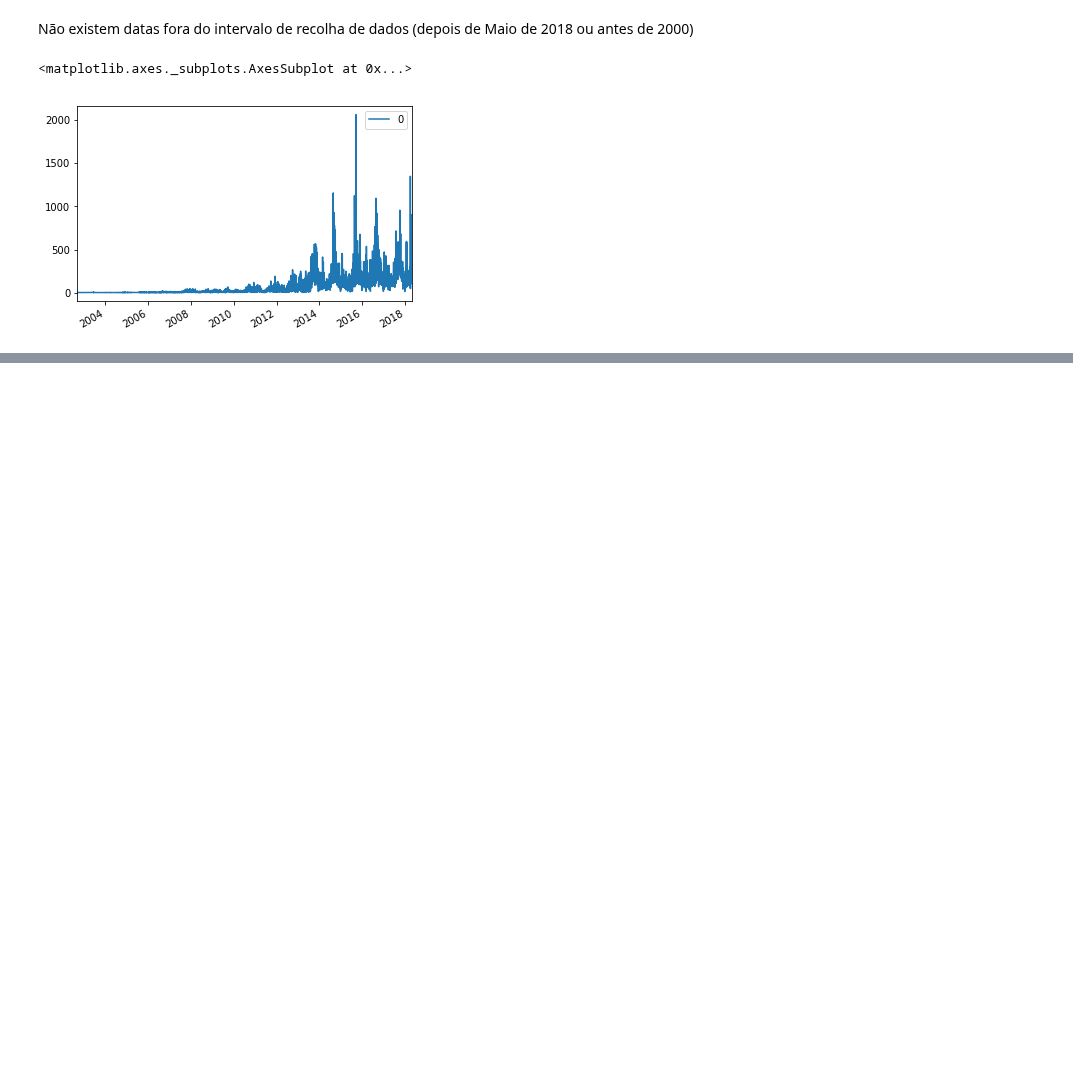
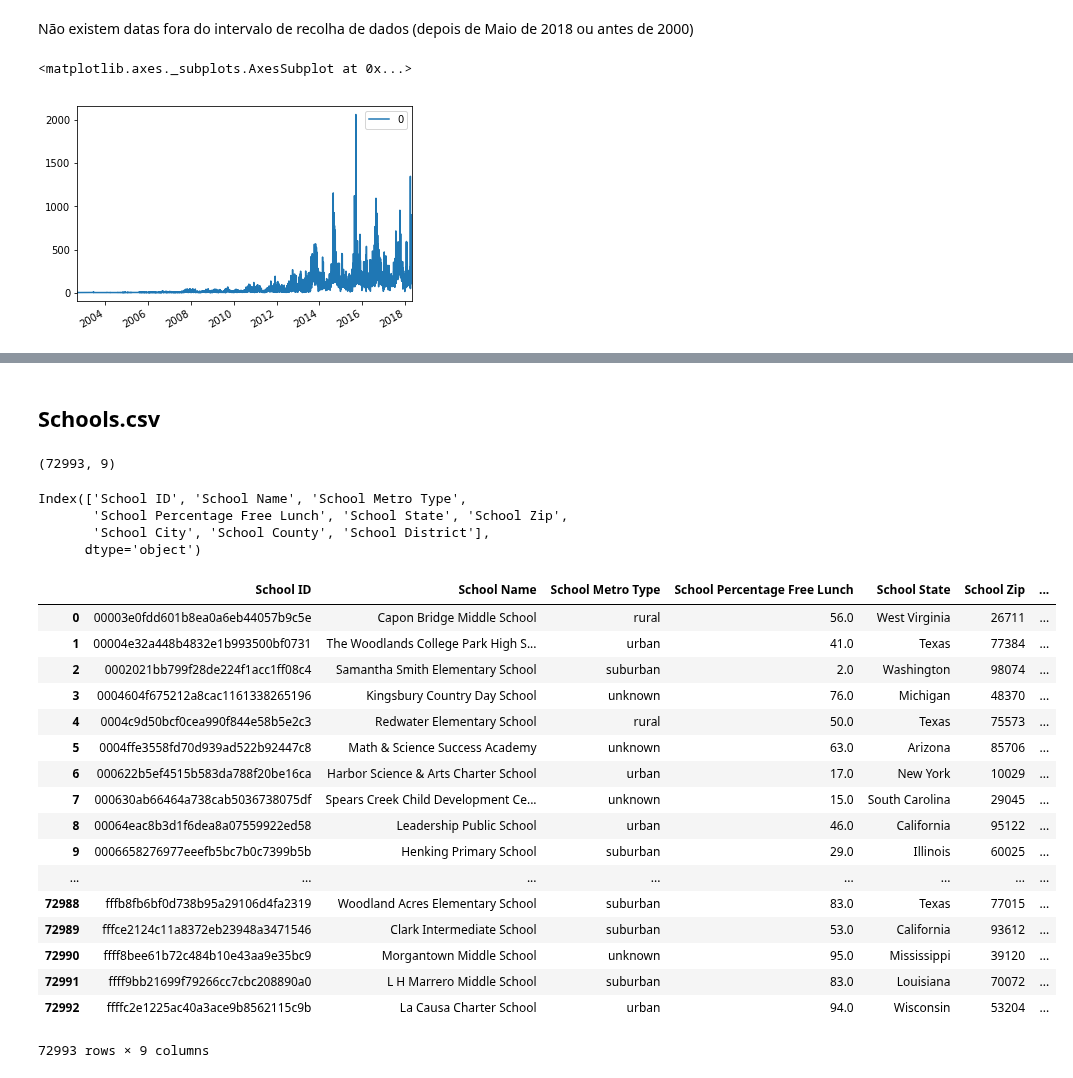
Before and after one commit to mathminer/donorschoose, a Jupyter notebook: donorschoose_cleaning.ipynb, the cells around one changed output, grey strips where cells are left out. Cells and saved outputs as stored; diff of their text form; code cells hidden in the pictures; blank space fills up the shorter version.

```diff
--- a/donorschoose_cleaning.ipynb
+++ b/donorschoose_cleaning.ipynb
@@ -196,0 +154,2 @@ Uma sugestão seria eliminar as entradas de 2018 uma ve que não existe informa
+# %% [markdown]
+## Schools.csv
@@ -196,0 +180,33 @@ Uma sugestão seria eliminar as entradas de 2018 uma ve que não existe informa
+# %%
+n_rows = np.shape(data_schools)[0]
+np.shape(data_schools)
+# %% [output]
+(72993, 9)
+# %%
+data_schools.columns
+# %% [output]
+Index(['School ID', 'School Name', 'School Metro Type',
+       'School Percentage Free Lunch', 'School State', 'School Zip',
+       'School City', 'School County', 'School District'],
+      dtype='object')
+# %%
+data_schools
+# %% [output]
+|  | School ID | School Name | School Metro Type | School Percentage Free Lunch | School State | School Zip | ... |
+| 0 | 00003e0fdd601b8ea0a6eb44057b9c5e | Capon Bridge Middle School | rural | 56.0 | West Virginia | 26711 | ... |
+| 1 | 00004e32a448b4832e1b993500bf0731 | The Woodlands College Park High S... | urban | 41.0 | Texas | 77384 | ... |
+| 2 | 0002021bb799f28de224f1acc1ff08c4 | Samantha Smith Elementary School | suburban | 2.0 | Washington | 98074 | ... |
+| 3 | 0004604f675212a8cac1161338265196 | Kingsbury Country Day School | unknown | 76.0 | Michigan | 48370 | ... |
+| 4 | 0004c9d50bcf0cea990f844e58b5e2c3 | Redwater Elementary School | rural | 50.0 | Texas | 75573 | ... |
+| 5 | 0004ffe3558fd70d939ad522b92447c8 | Math & Science Success Academy | unknown | 63.0 | Arizona | 85706 | ... |
+| 6 | 000622b5ef4515b583da788f20be16ca | Harbor Science & Arts Charter School | urban | 17.0 | New York | 10029 | ... |
+| 7 | 000630ab66464a738cab5036738075df | Spears Creek Child Development Ce... | unknown | 15.0 | South Carolina | 29045 | ... |
+| 8 | 00064eac8b3d1f6dea8a07559922ed58 | Leadership Public School | urban | 46.0 | California | 95122 | ... |
+| 9 | 0006658276977eeefb5bc7b0c7399b5b | Henking Primary School | suburban | 29.0 | Illinois | 60025 | ... |
+| ... | ... | ... | ... | ... | ... | ... | ... |
+| 72988 | fffb8fb6bf0d738b95a29106d4fa2319 | Woodland Acres Elementary School | suburban | 83.0 | Texas | 77015 | ... |
+| 72989 | fffce2124c11a8372eb23948a3471546 | Clark Intermediate School | suburban | 53.0 | California | 93612 | ... |
+| 72990 | ffff8bee61b72c484b10e43aa9e35bc9 | Morgantown Middle School | unknown | 95.0 | Mississippi | 39120 | ... |
+| 72991 | ffff9bb21699f79266cc7cbc208890a0 | L H Marrero Middle School | suburban | 83.0 | Louisiana | 70072 | ... |
+| 72992 | ffffc2e1225ac40a3ace9b8562115c9b | La Causa Charter School | urban | 94.0 | Wisconsin | 53204 | ... |
+72993 rows × 9 columns
```
Also changed, not shown: parts of 20 cells of this notebook.
